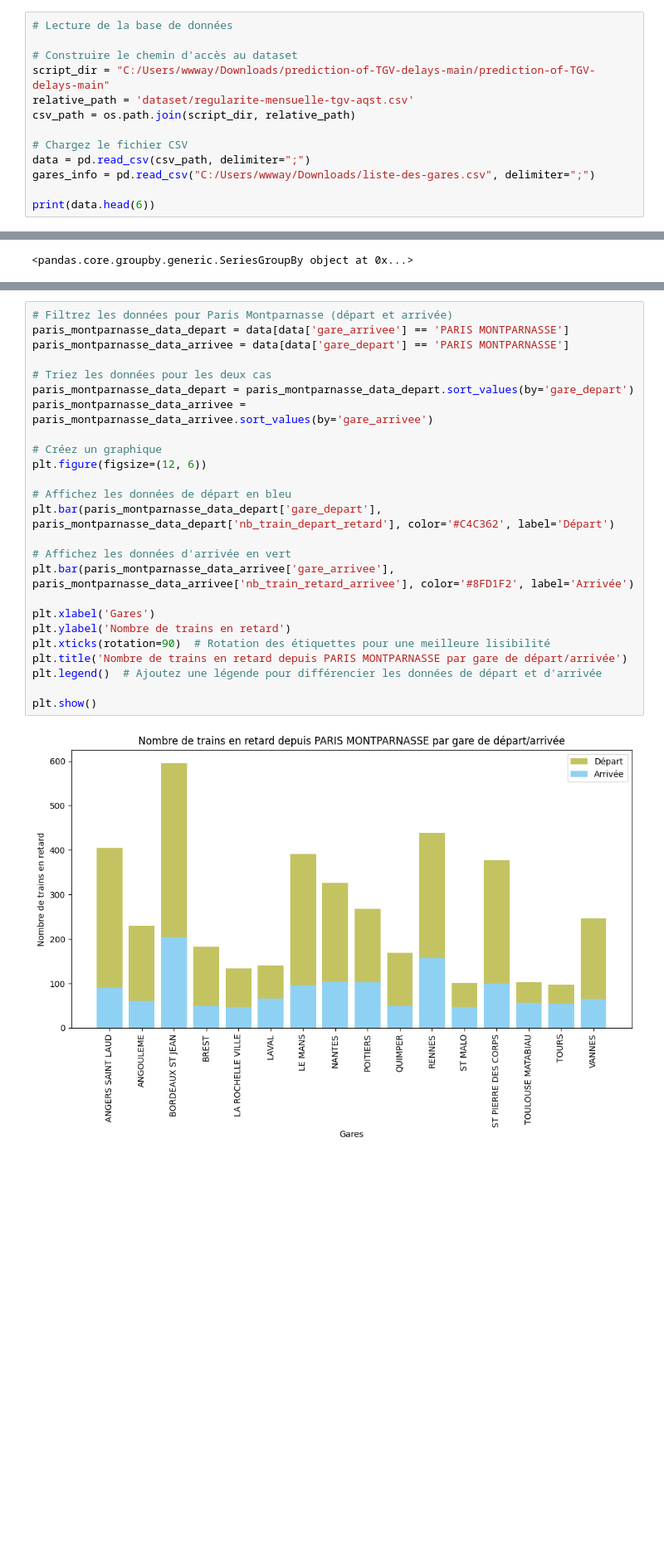
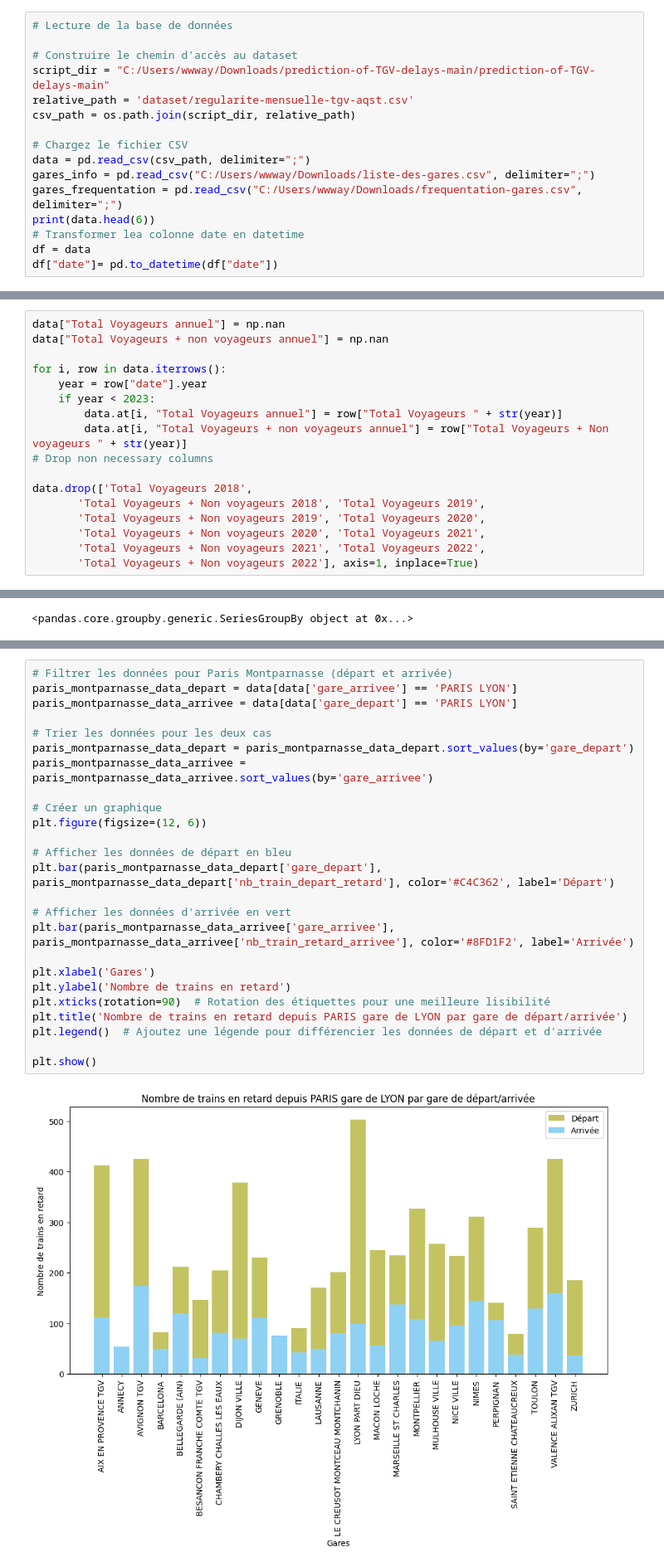
Before and after one commit to Enaouram/prediction-of-TGV-delays, a Jupyter notebook: data_analysis.ipynb, the cells around one changed output, grey strips where cells are left out. Shown at 83% size. Saved outputs shown, nothing was run; the diff lists cells and outputs as text; blank space fills up the shorter version.

```diff
--- a/data_analysis.ipynb
+++ b/data_analysis.ipynb
@@ -15,8 +15,11 @@ csv_path = os.path.join(script_dir, relative_path)
 # Chargez le fichier CSV
 data = pd.read_csv(csv_path, delimiter=";")
 gares_info = pd.read_csv("C:/Users/wwway/Downloads/liste-des-gares.csv", delimiter=";")
-
+gares_frequentation = pd.read_csv("C:/Users/wwway/Downloads/frequentation-gares.csv", delimiter=";")
 print(data.head(6))
+# Transformer lea colonne date en datetime
+df = data
+df["date"]= pd.to_datetime(df["date"])
 # %% [output]
       date   service         gare_depart         gare_arrivee  duree_moyenne  \
 0  2018-01  National    BORDEAUX ST JEAN   PARIS MONTPARNASSE            141
@@ -53,0 +101,17 @@ gares_info
+# %%
+data["Total Voyageurs annuel"] = np.nan
+data["Total Voyageurs + non voyageurs annuel"] = np.nan
+
+for i, row in data.iterrows():
+    year = row["date"].year
+    if year < 2023:
+        data.at[i, "Total Voyageurs annuel"] = row["Total Voyageurs " + str(year)]
+        data.at[i, "Total Voyageurs + non voyageurs annuel"] = row["Total Voyageurs + Non voyageurs " + str(year)]
+# Drop non necessary columns
+
+data.drop(['Total Voyageurs 2018',
+       'Total Voyageurs + Non voyageurs 2018', 'Total Voyageurs 2019',
+       'Total Voyageurs + Non voyageurs 2019', 'Total Voyageurs 2020',
+       'Total Voyageurs + Non voyageurs 2020', 'Total Voyageurs 2021',
+       'Total Voyageurs + Non voyageurs 2021', 'Total Voyageurs 2022',
+       'Total Voyageurs + Non voyageurs 2022'], axis=1, inplace=True)
@@ -349,32 +417,32 @@ See the caveats in the documentation: https://pandas.pydata.org/pandas-docs/stab
   filtered_dataframe['Delay_Category'] = filtered_dataframe['retard_moyen_arrivee'].apply(categorize_delay)
 [figure]
 # %%
-# Filtrez les données pour Paris Montparnasse (départ et arrivée)
-paris_montparnasse_data_depart = data[data['gare_arrivee'] == 'PARIS MONTPARNASSE']
-paris_montparnasse_data_arrivee = data[data['gare_depart'] == 'PARIS MONTPARNASSE']
+# Filtrer les données pour Paris Montparnasse (départ et arrivée)
+paris_montparnasse_data_depart = data[data['gare_arrivee'] == 'PARIS LYON']
+paris_montparnasse_data_arrivee = data[data['gare_depart'] == 'PARIS LYON']
 
-# Triez les données pour les deux cas
+# Trier les données pour les deux cas
 paris_montparnasse_data_depart = paris_montparnasse_data_depart.sort_values(by='gare_depart')
 paris_montparnasse_data_arrivee = paris_montparnasse_data_arrivee.sort_values(by='gare_arrivee')
 
-# Créez un graphique
+# Créer un graphique
 plt.figure(figsize=(12, 6))
 
-# Affichez les données de départ en bleu
+# Afficher les données de départ en bleu
 plt.bar(paris_montparnasse_data_depart['gare_depart'], paris_montparnasse_data_depart['nb_train_depart_retard'], color='#C4C362', label='Départ')
 
-# Affichez les données d'arrivée en vert
+# Afficher les données d'arrivée en vert
 plt.bar(paris_montparnasse_data_arrivee['gare_arrivee'], paris_montparnasse_data_arrivee['nb_train_retard_arrivee'], color='#8FD1F2', label='Arrivée')
 
 plt.xlabel('Gares')
 plt.ylabel('Nombre de trains en retard')
 plt.xticks(rotation=90)  # Rotation des étiquettes pour une meilleure lisibilité
-plt.title('Nombre de trains en retard depuis PARIS MONTPARNASSE par gare de départ/arrivée')
+plt.title('Nombre de trains en retard depuis PARIS gare de LYON par gare de départ/arrivée')
 plt.legend()  # Ajoutez une légende pour différencier les données de départ et d'arrivée
 
 plt.show()
 # %% [output]
-[figure, old version]
+[figure, new version]
 # %%
 from geopy.distance import great_circle
 
```
Also changed, not shown: parts of 11 cells of this notebook.
